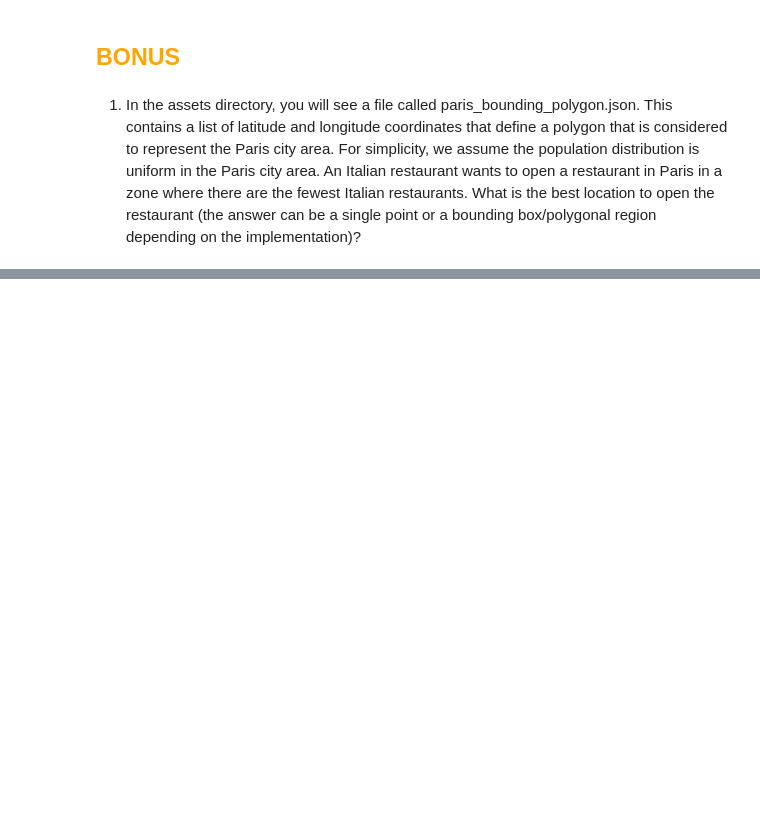
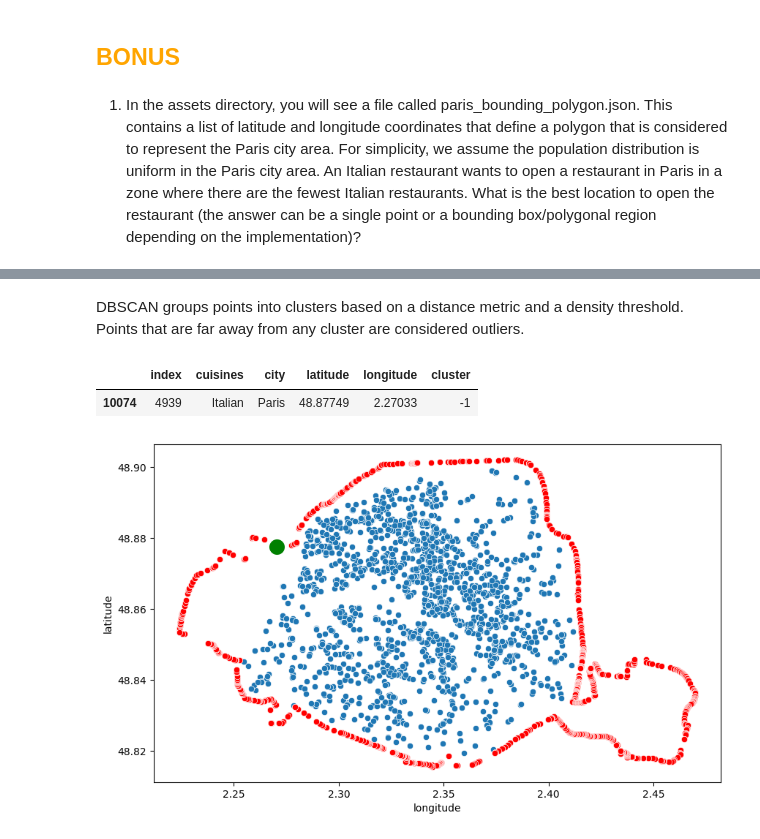
Before and after one commit to yunusemreemik/foodstyle_challenge, a Jupyter notebook: foodstyles_report.ipynb, the cells around one changed output, grey strips where cells are left out. Drawn from its saved outputs; the diff is of its cells as text; code cells hidden in the pictures; blank space fills up the shorter version.

```diff
--- a/foodstyles_report.ipynb
+++ b/foodstyles_report.ipynb
@@ -453,0 +736,2 @@ m.save('map1.html')
+# %%
+bonus_df = df_cuisines[(df_cuisines["cuisines"] == "Italian") & (df_cuisines["city"] == "Paris") ].drop_duplicates(subset=["cuisines","city","latitude","longitude"]).dropna()
@@ -453,0 +740,12 @@ m.save('map1.html')
+# %%
+checklist = []
+# x, y are the longitude and latitude of the point
+polygon = Polygon([(row.long, row.lat) for _, row in df.iterrows()])
+
+for ind,row in bonus_df.iterrows():
+
+    point = Point((row["longitude"],row["latitude"]))
+    polygon.contains(point)
+    checklist.append(polygon.contains(point))
+# %%
+bonus_df = bonus_df[checklist]
@@ -453,0 +765,2 @@ m.save('map1.html')
+# %% [markdown]
+DBSCAN groups points into clusters based on a distance metric and a density threshold. Points that are far away from any cluster are considered outliers.
@@ -453,0 +769,23 @@ m.save('map1.html')
+# %%
+outliers
+# %% [output]
+|  | index | cuisines | city | latitude | longitude | cluster |
+| 10074 | 4939 | Italian | Paris | 48.87749 | 2.27033 | -1 |
+# %%
+def detect_outliers(data,polygon,method = "plot"):
+
+    plt.figure(figsize=(10,6))
+    if method == "plot":
+    	sns.scatterplot(x='longitude', y='latitude', data=data)
+    	sns.scatterplot(x='long', y='lat', data=polygon, c='Red')
+    	sns.scatterplot(x='long', y='lat', data=polygon, c='Red')
+    elif method == "kde":
+    	sns.kdeplot(data.longitude, data.latitude, shade=True)
+    elif method == "heat":
+        sns.heatmap(data[['latitude','longitude']], cmap='Reds')
+    plt.scatter(2.27033, 48.87749,c='green', s=200)
+    plt.show()
+# %%
+detect_outliers(bonus_df,df,"plot")
+# %% [output]
+[figure, added]
```
Also changed, not shown: parts of 53 cells of this notebook, 8 other files.
